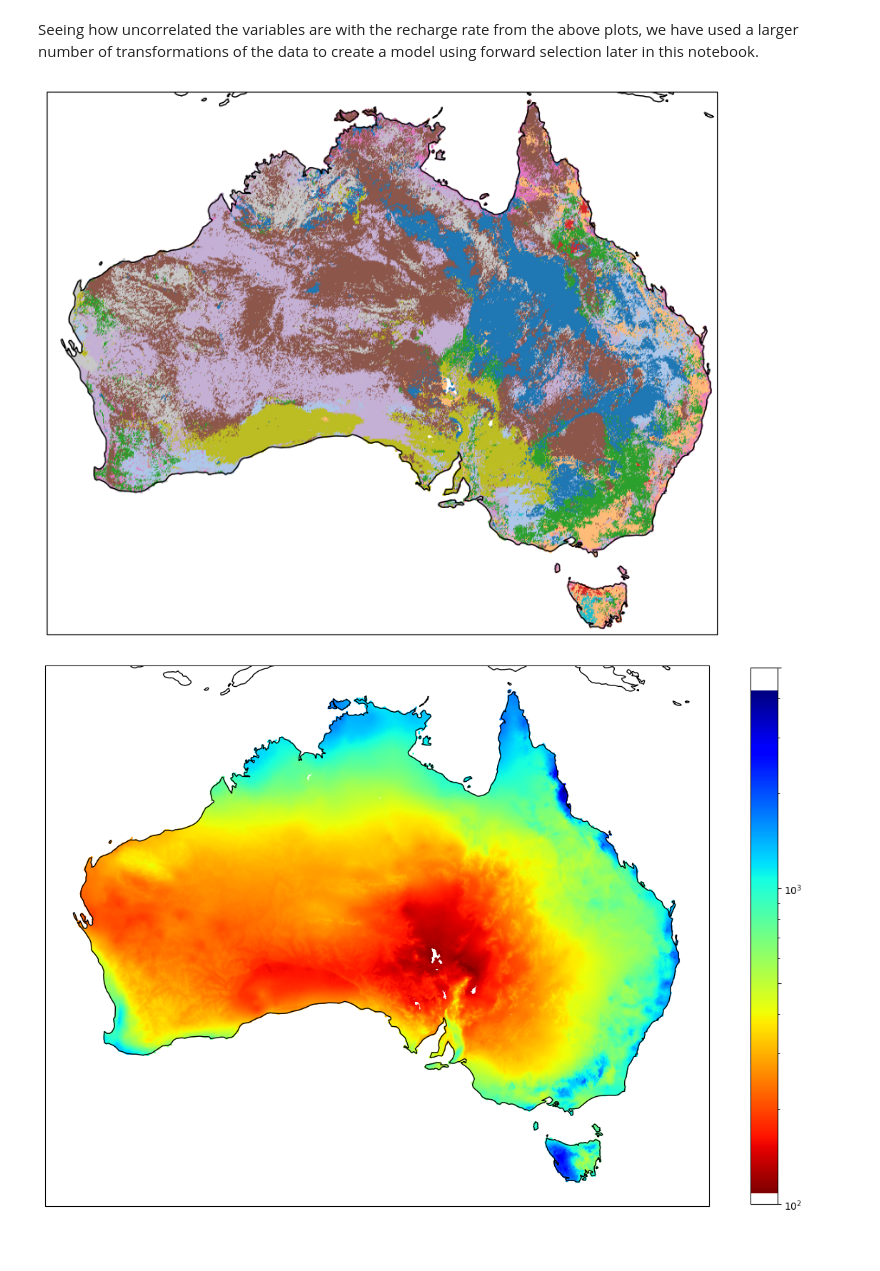
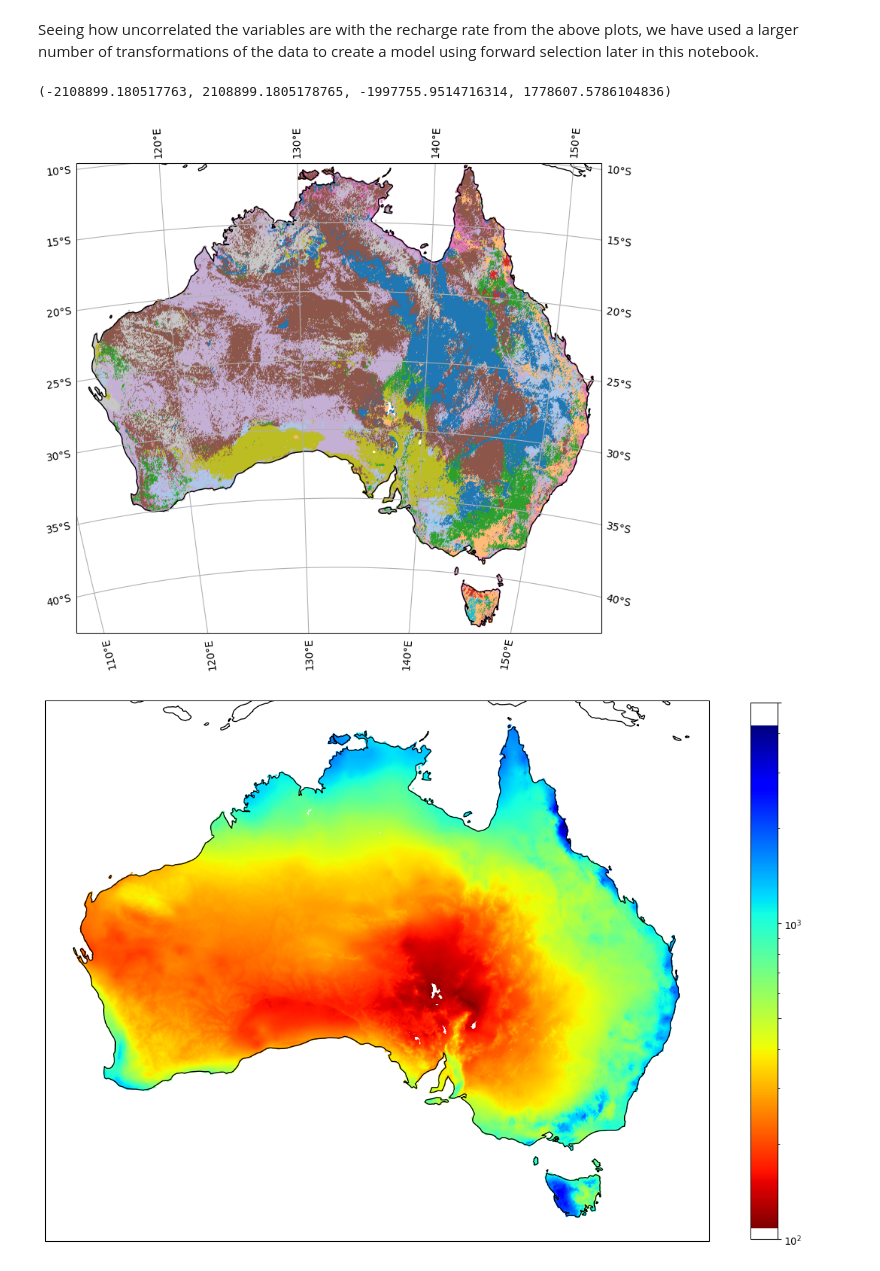
Before and after one commit to Matei-Stoica-Uni/Capstone-Case-Study---Australia, a Jupyter notebook: AUS_gw_recharge_capstonecasestudy.ipynb, the cells around one changed output. Drawn from its saved outputs; the diff is of its cells as text; code cells hidden in the pictures.

Commit message:
Changed map projection

```diff
--- a/AUS_gw_recharge_capstonecasestudy.ipynb
+++ b/AUS_gw_recharge_capstonecasestudy.ipynb
@@ -288,18 +289,23 @@ Seeing how uncorrelated the variables are with the recharge rate from the above
 # print(boredata_onehot)
 # print(boredata_nostr)
 # %%
-plt.figure(figsize=(10, 10))
-ax = plt.axes(projection=ccrs.PlateCarree())
-ax.coastlines()
+plt.figure(figsize=(9, 9))
+ax = plt.axes(projection=ccrs.AzimuthalEquidistant(central_longitude=(114+152)/2, central_latitude=(-43.5-10)/2))
+# ax.coastlines()
+ax.add_feature(cfeature.COASTLINE)
+ax.gridlines(draw_labels=True, dms=True, x_inline=False, y_inline=False)
 
-ax.scatter(griddata_tidy['Longitude'], -griddata_tidy['Latitude'],s=1, c=griddata_tidy['Soil_class'].astype(int),cmap='tab20')
+ax.scatter(griddata_tidy['Longitude'], -griddata_tidy['Latitude'],s=1, c=griddata_tidy['Soil_class'].astype(int),cmap='tab20', transform = ccrs.PlateCarree())
 
-ax.set_xlim(112,154)
-ax.set_ylim(-44,-10)
-
+# x_min, y_min = ccrs.epsg(3112).transform_point(108, -44, ccrs.PlateCarree())
+# x_max, y_max = ccrs.epsg(3112).transform_point(157, 0, ccrs.PlateCarree())
+# print(x_min, x_max,y_min, y_max)
+ax.set_extent([114, 152, -43.5, -10], crs=ccrs.PlateCarree())
+print(ax.get_extent())
 plt.show()
 # %% [output]
+(-2108899.180517763, 2108899.1805178765, -1997755.9514716314, 1778607.5786104836)
-[figure, old version]
+[figure, new version]
 # %%
 plt.figure(figsize=(15, 15))
 ax = plt.axes(projection=ccrs.PlateCarree())
```
Also changed, not shown: parts of 1 cell of this notebook.
